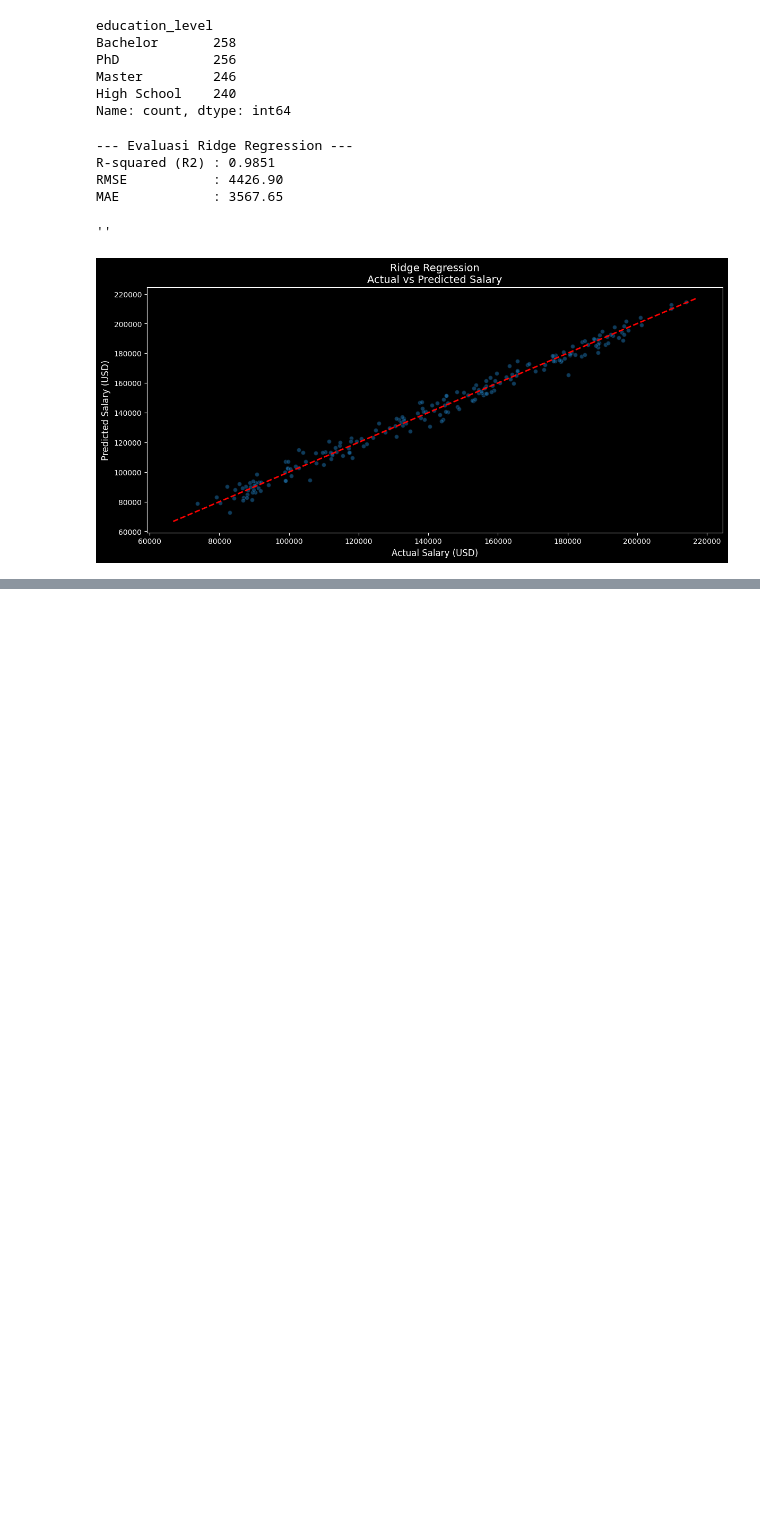
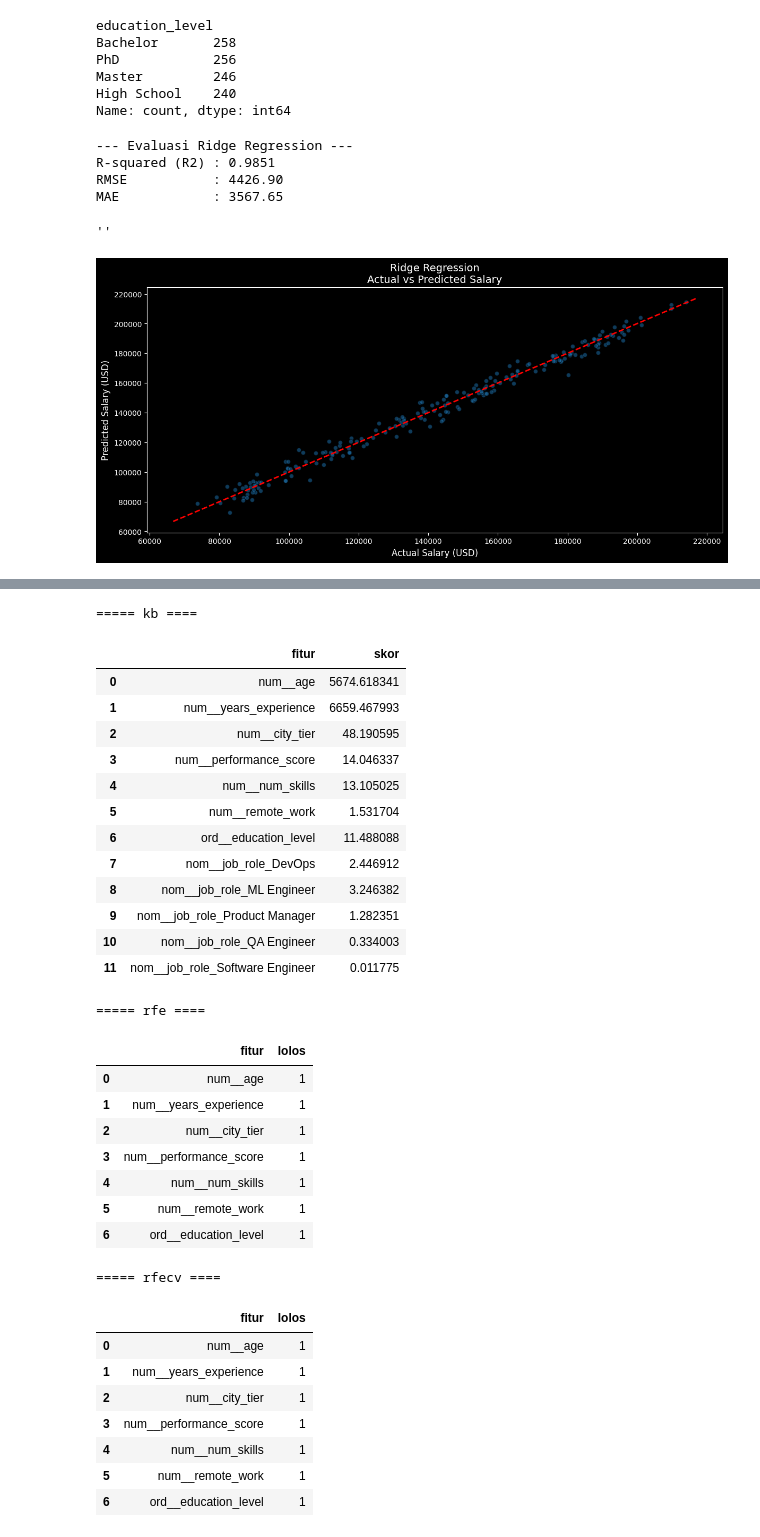
Before and after one commit to MadzAmm/employee_salary_predictor, a Jupyter notebook: notebook/training_model.ipynb, the cells around one changed output, grey strips where cells are left out. Drawn from its saved outputs; the diff is of its cells as text; code cells hidden in the pictures; blank space fills up the shorter version.

```diff
--- a/notebook/training_model.ipynb
+++ b/notebook/training_model.ipynb
@@ -39,8 +45,6 @@ High School    240
 Name: count, dtype: int64
 # %%
 # pisahkan feature numeric dan categoric (ordinal (pakai ordinal encoder), dan nominal (pakai onehot encoder))
-from statistics import median
-
 
 numeric_features = ['age', 'years_experience', 'city_tier', 'performance_score', 'num_skills', 'remote_work']
 categoric_ordinal = ['education_level']
@@ -59,7 +63,7 @@ ordinal_transformer = Pipeline(steps=[
     ('scaler', StandardScaler())])
 
 # pipe 3 (onehot encode cat_nominal)
-nominal_transformer = Pipeline(steps=[('onehot', OneHotEncoder(handle_unknown='ignore', drop='first'))])
+nominal_transformer = Pipeline(steps=[('onehot', OneHotEncoder(handle_unknown='ignore', drop='first', sparse_output=False))])
 
 preprocessor = ColumnTransformer(transformers=[
     ('num', numeric_transformer, numeric_features ),
@@ -118,0 +238,76 @@ joblib.dump(pipe_lr, 'lr_salary_model.pkl')
+# %%
+from importlib.util import spec_from_file_location
+
+
+nama_fitur_kb = pipe_lr.named_steps['feature_selection'].get_feature_names_out()
+nama_fitur_kb_lolos = pipe_lr.named_steps['feature_selection'].get_support()
+skor_statistik = pipe_lr.named_steps['feature_selection'].scores_
+print('===== kb ====')
+kb = pd.DataFrame({'fitur' : nama_fitur_kb, 'skor' :skor_statistik})
+display(kb)
+
+nama_fitur_rfe = pipe_lr_RFE.named_steps['feature_selection'].get_feature_names_out()
+fitur_rfe_lolos = pipe_lr_RFE.named_steps['feature_selection'].get_support()
+nama_seluruh_fitur_rfe = pipe_lr_RFE.named_steps['preprocessor'].get_feature_names_out()
+nama_fitur_rfe_lolos = nama_seluruh_fitur_rfe[fitur_rfe_lolos]
+ranking_fitur_rfe = pipe_lr_RFE.named_steps['feature_selection'].ranking_
+ranking_fitur_rfe_lolos = ranking_fitur_rfe[fitur_rfe_lolos]
+print('===== rfe ====')
+rfe = pd.DataFrame({'fitur' : nama_fitur_rfe_lolos, 'lolos' :ranking_fitur_rfe_lolos})
+display(rfe)
+
+nama_fitur_rfecv = pipe_lr_RFECV.named_steps['feature_selection'].get_feature_names_out()
+fitur_rfecv_lolos = pipe_lr_RFECV.named_steps['feature_selection'].get_support()
+nama_seluruh_fitur_rfecv = pipe_lr_RFECV.named_steps['preprocessor'].get_feature_names_out()
+nama_fitur_rfecv_lolos = nama_seluruh_fitur_rfecv[fitur_rfecv_lolos]
+ranking_fitur_rfecv = pipe_lr_RFECV.named_steps['feature_selection'].ranking_
+ranking_fitur_rfecv_lolos = ranking_fitur_rfecv[fitur_rfe_lolos]
+print('===== rfecv ====')
+rfecv = pd.DataFrame({'fitur' : nama_fitur_rfecv_lolos, 'lolos' :ranking_fitur_rfecv_lolos})
+display(rfecv)
+
+nama_fitur_sfm = pipe_lr_SFM.named_steps['feature_selection'].get_feature_names_out()
+nama_seluruh_fitur_sfm = pipe_lr_SFM.named_steps['preprocessor'].get_feature_names_out()
+lolos_sfm = pipe_lr_SFM.named_steps['feature_selection'].get_support()
+nama_fitur_sfm_lolos = nama_seluruh_fitur_sfm[lolos_sfm]
+bobot_internal = pipe_lr_SFM.named_steps['feature_selection'].estimator_.coef_
+bobot_internal_lolos = bobot_internal[lolos_sfm]
+print('===== sfm ====')
+print(nama_fitur_sfm)
+print(lolos_sfm)
+print(bobot_internal)
+sfm = pd.DataFrame({'fitur' : nama_fitur_sfm_lolos, 'lolos' : bobot_internal_lolos})
+display(sfm)
+# %% [output]
+===== kb ====
+|  | fitur | skor |
+| 0 | num__age | 5674.618341 |
+| 1 | num__years_experience | 6659.467993 |
+| 2 | num__city_tier | 48.190595 |
+| 3 | num__performance_score | 14.046337 |
+| 4 | num__num_skills | 13.105025 |
+| 5 | num__remote_work | 1.531704 |
+| 6 | ord__education_level | 11.488088 |
+| 7 | nom__job_role_DevOps | 2.446912 |
+| 8 | nom__job_role_ML Engineer | 3.246382 |
+| 9 | nom__job_role_Product Manager | 1.282351 |
+| 10 | nom__job_role_QA Engineer | 0.334003 |
+| 11 | nom__job_role_Software Engineer | 0.011775 |
+===== rfe ====
+|  | fitur | lolos |
+| 0 | num__age | 1 |
+| 1 | num__years_experience | 1 |
+| 2 | num__city_tier | 1 |
+| 3 | num__performance_score | 1 |
+| 4 | num__num_skills | 1 |
+| 5 | num__remote_work | 1 |
+| 6 | ord__education_level | 1 |
+===== rfecv ====
+|  | fitur | lolos |
+| 0 | num__age | 1 |
+| 1 | num__years_experience | 1 |
+| 2 | num__city_tier | 1 |
+| 3 | num__performance_score | 1 |
+| 4 | num__num_skills | 1 |
+| 5 | num__remote_work | 1 |
+| 6 | ord__education_level | 1 |
```
Also changed, not shown: parts of 7 cells of this notebook, 7 other files.
